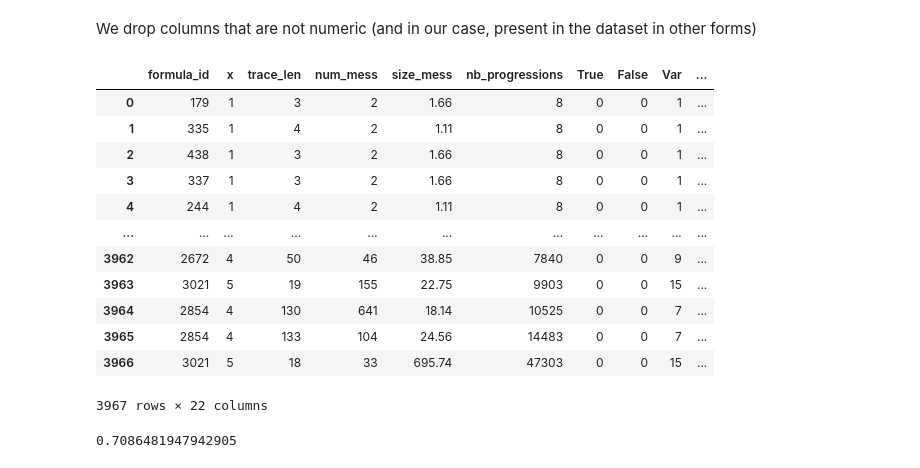
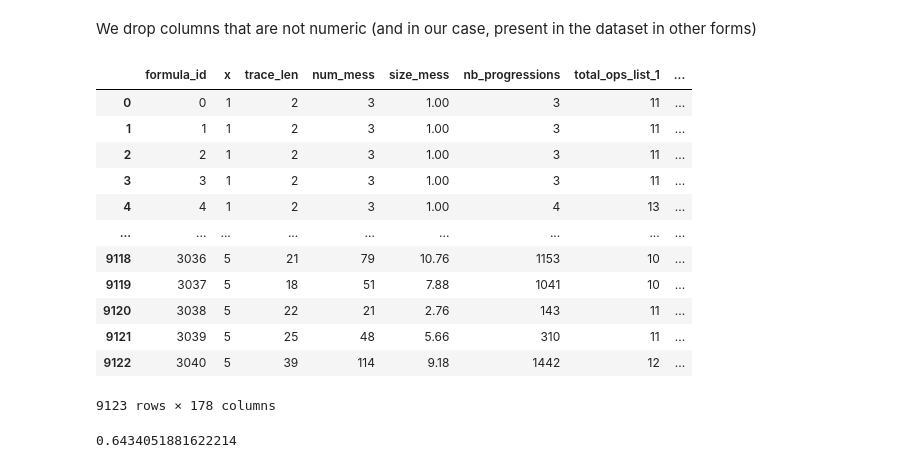
Before and after one commit to ennioVisco/predicting-decentmon, a Jupyter notebook: learning.ipynb, the cells around one changed output. Saved outputs shown, nothing was run; the diff lists cells and outputs as text; code cells hidden in the pictures.

```diff
--- a/learning.ipynb
+++ b/learning.ipynb
@@ -17,22 +17,23 @@ We drop columns that are not numeric (and in our case, present in the dataset in
 # %%
 cols_to_drop = ['formula', 'trace', 'strategy']
 # %%
-final_df = expanded_df2.drop(cols_to_drop, axis=1)
+final_df = expanded_df.drop(cols_to_drop, axis=1)
+final_df = final_df.fillna(0)
 final_df
 # %% [output]
-|  | formula_id | x | trace_len | num_mess | size_mess | nb_progressions | True | False | Var | ... |
-| 0 | 179 | 1 | 3 | 2 | 1.66 | 8 | 0 | 0 | 1 | ... |
-| 1 | 335 | 1 | 4 | 2 | 1.11 | 8 | 0 | 0 | 1 | ... |
-| 2 | 438 | 1 | 3 | 2 | 1.66 | 8 | 0 | 0 | 1 | ... |
-| 3 | 337 | 1 | 3 | 2 | 1.66 | 8 | 0 | 0 | 1 | ... |
-| 4 | 244 | 1 | 4 | 2 | 1.11 | 8 | 0 | 0 | 1 | ... |
-| ... | ... | ... | ... | ... | ... | ... | ... | ... | ... | ... |
-| 3962 | 2672 | 4 | 50 | 46 | 38.85 | 7840 | 0 | 0 | 9 | ... |
-| 3963 | 3021 | 5 | 19 | 155 | 22.75 | 9903 | 0 | 0 | 15 | ... |
-| 3964 | 2854 | 4 | 130 | 641 | 18.14 | 10525 | 0 | 0 | 7 | ... |
-| 3965 | 2854 | 4 | 133 | 104 | 24.56 | 14483 | 0 | 0 | 7 | ... |
-| 3966 | 3021 | 5 | 18 | 33 | 695.74 | 47303 | 0 | 0 | 15 | ... |
+|  | formula_id | x | trace_len | num_mess | size_mess | nb_progressions | total_ops_list_1 | ... |
+| 0 | 0 | 1 | 2 | 3 | 1.00 | 3 | 11 | ... |
+| 1 | 1 | 1 | 2 | 3 | 1.00 | 3 | 11 | ... |
+| 2 | 2 | 1 | 2 | 3 | 1.00 | 3 | 11 | ... |
+| 3 | 3 | 1 | 2 | 3 | 1.00 | 3 | 11 | ... |
+| 4 | 4 | 1 | 2 | 3 | 1.00 | 4 | 13 | ... |
+| ... | ... | ... | ... | ... | ... | ... | ... | ... |
+| 9118 | 3036 | 5 | 21 | 79 | 10.76 | 1153 | 10 | ... |
+| 9119 | 3037 | 5 | 18 | 51 | 7.88 | 1041 | 10 | ... |
+| 9120 | 3038 | 5 | 22 | 21 | 2.76 | 143 | 11 | ... |
+| 9121 | 3039 | 5 | 25 | 48 | 5.66 | 310 | 11 | ... |
+| 9122 | 3040 | 5 | 39 | 114 | 9.18 | 1442 | 12 | ... |
-3967 rows × 22 columns
+9123 rows × 178 columns
 # %%
 TARGET = 'strategy_id'
 # %%
@@ -50,4 +51,4 @@ kn_classifier.score(X_test, y_test)
 y_pred = kn_classifier.predict(X_test)
 kn_classifier.score(X_test, y_test)
 # %% [output]
-0.7086481947942905
+0.6434051881622214
```
Also changed, not shown: 2 other files.
